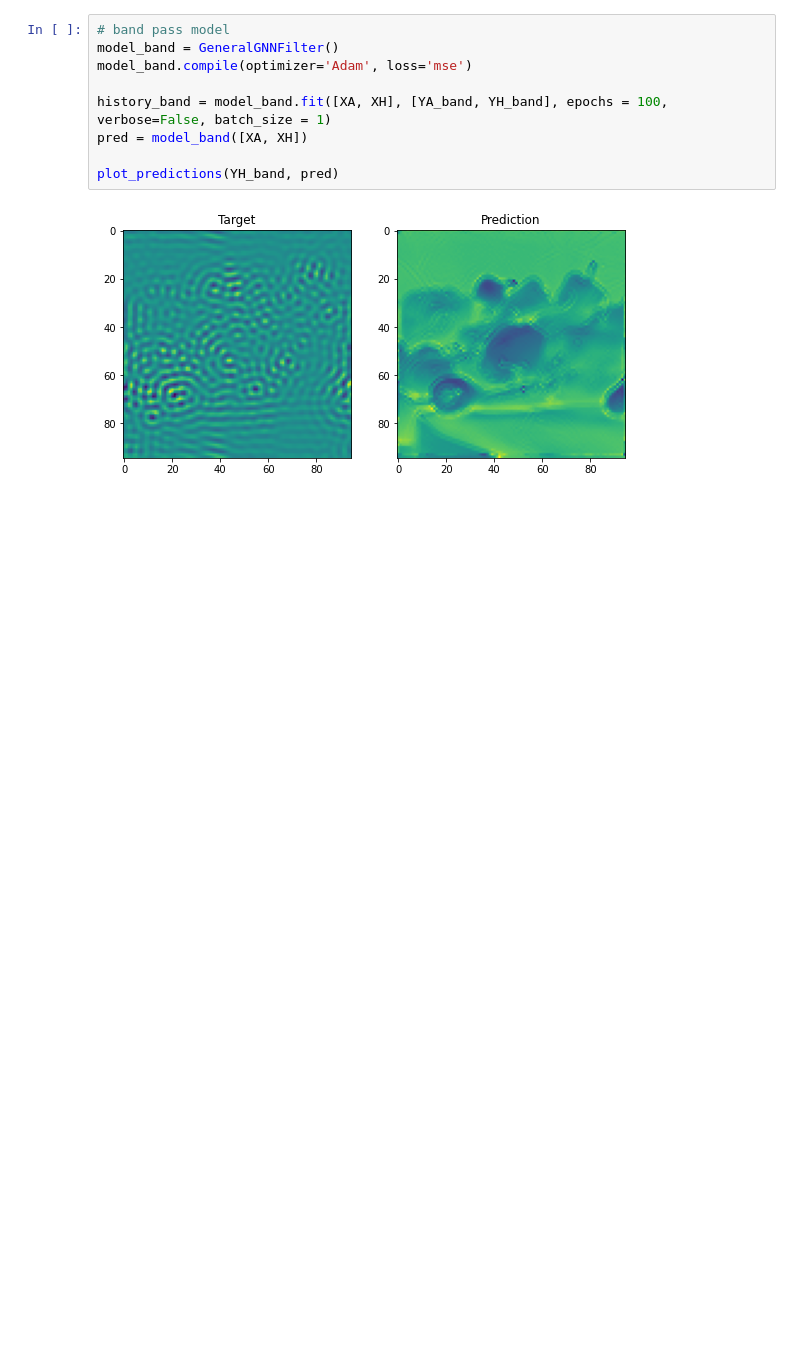
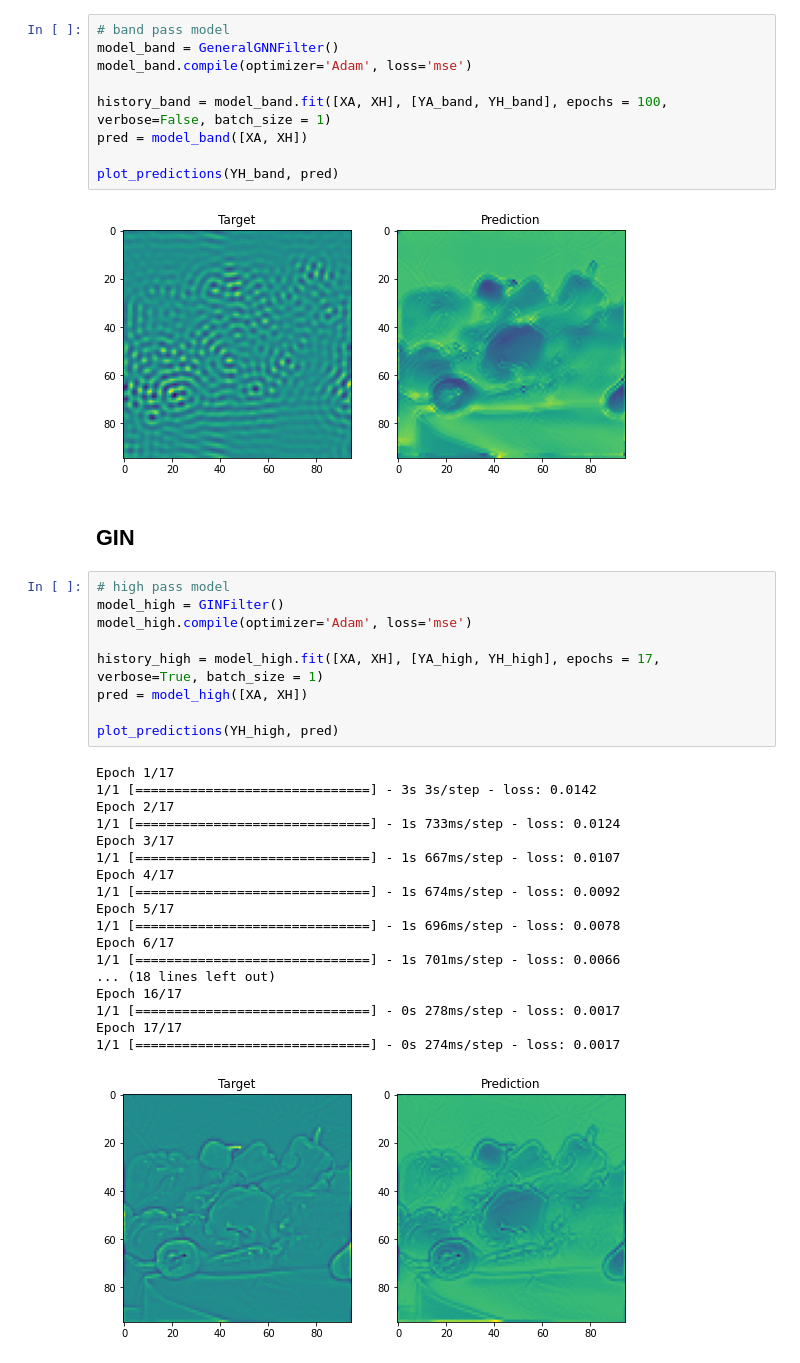
Before and after one commit to leopoldmaillard/GNNs, a Jupyter notebook: spatial_gnn.ipynb, the cells around one changed output. Cells and saved outputs as stored; diff of their text form; blank space fills up the shorter version.

```diff
--- a/spatial_gnn.ipynb
+++ b/spatial_gnn.ipynb
@@ -174,3 +174,33 @@ pred = model_band([XA, XH])
 plot_predictions(YH_band, pred)
 # %% [output]
 [figure]
+# %% [markdown]
+## GIN
+# %%
+# high pass model
+model_high = GINFilter()
+model_high.compile(optimizer='Adam', loss='mse')
+
+history_high = model_high.fit([XA, XH], [YA_high, YH_high], epochs = 17, verbose=True, batch_size = 1)
+pred = model_high([XA, XH])
+
+plot_predictions(YH_high, pred)
+# %% [output]
+Epoch 1/17
+1/1 [==============================] - 3s 3s/step - loss: 0.0142
+Epoch 2/17
+1/1 [==============================] - 1s 733ms/step - loss: 0.0124
+Epoch 3/17
+1/1 [==============================] - 1s 667ms/step - loss: 0.0107
+Epoch 4/17
+1/1 [==============================] - 1s 674ms/step - loss: 0.0092
+Epoch 5/17
+1/1 [==============================] - 1s 696ms/step - loss: 0.0078
+Epoch 6/17
+1/1 [==============================] - 1s 701ms/step - loss: 0.0066
+... (18 lines left out)
+Epoch 16/17
+1/1 [==============================] - 0s 278ms/step - loss: 0.0017
+Epoch 17/17
+1/1 [==============================] - 0s 274ms/step - loss: 0.0017
+[figure, added]
```
Also changed, not shown: parts of 1 cell of this notebook, 2 other files.
